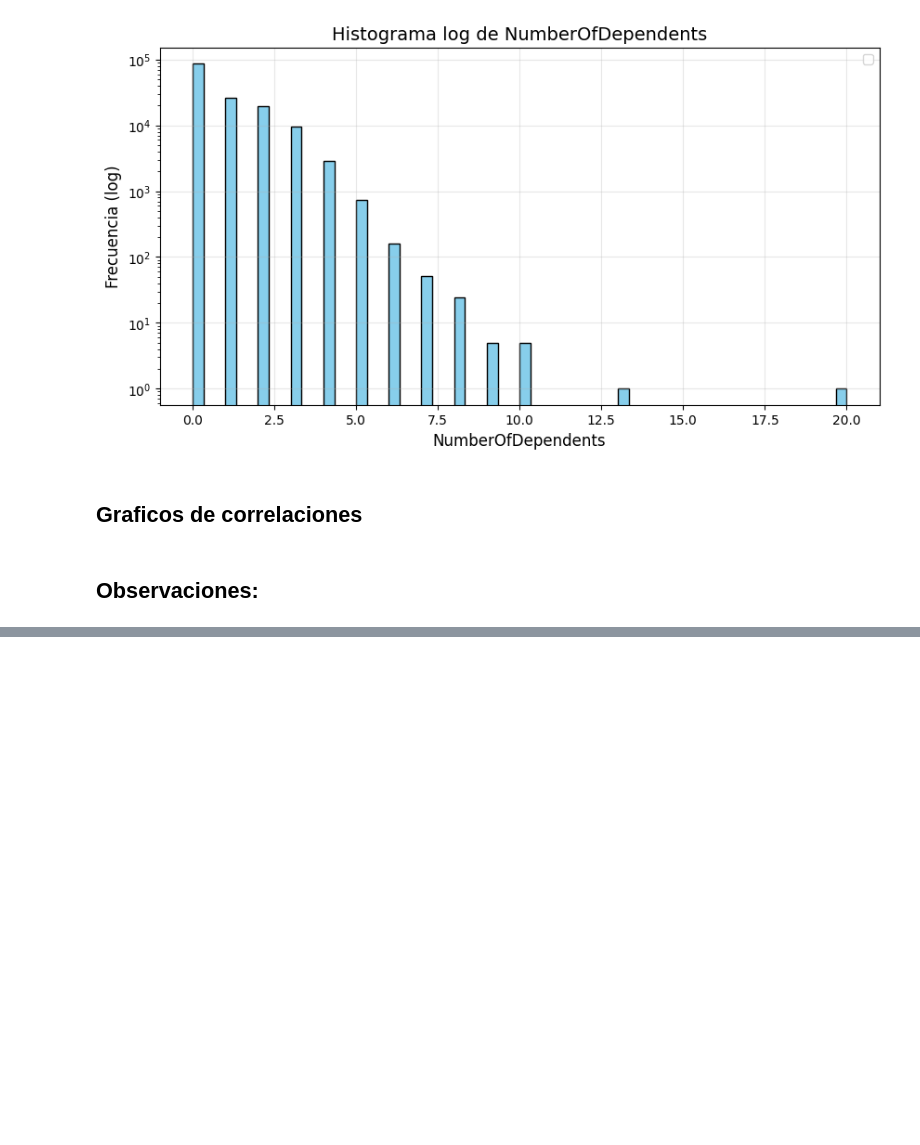
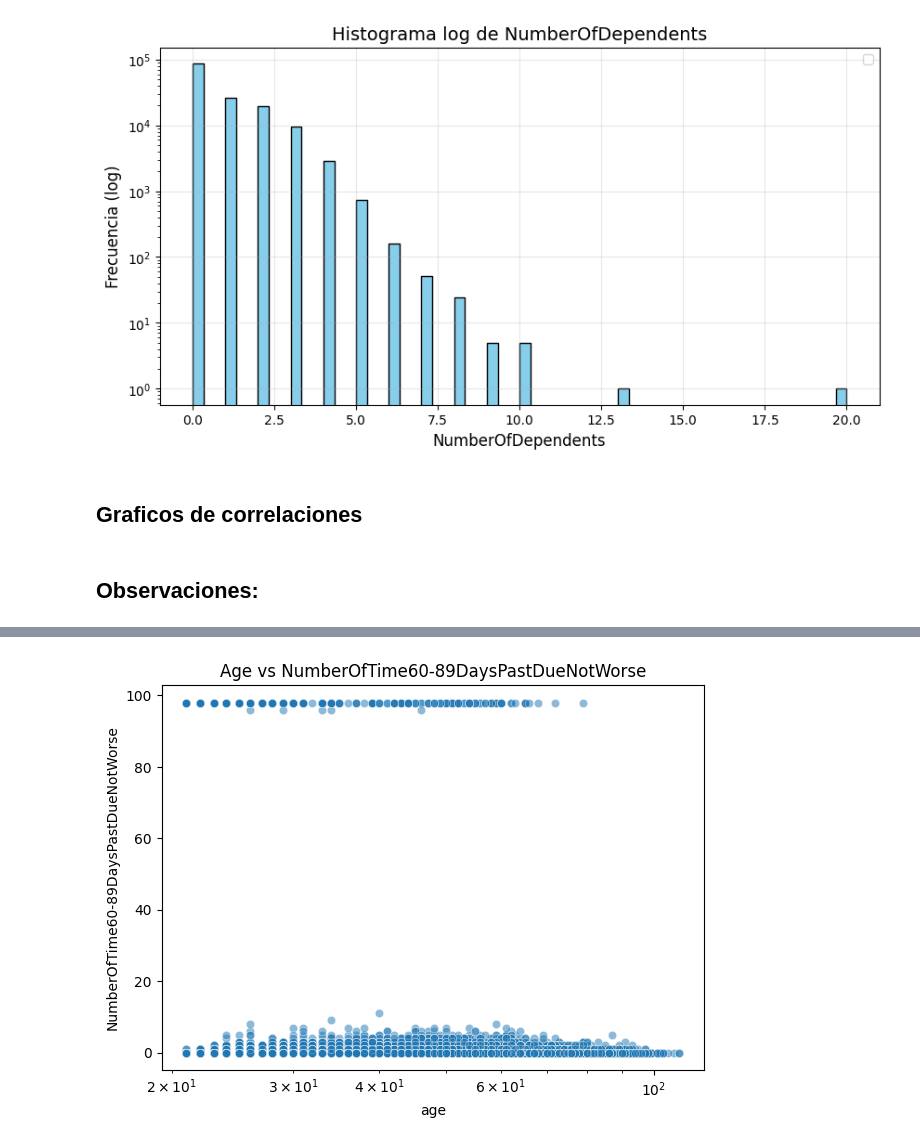
Before and after one commit to THEWACHER1103/analisis_crediticio, a Jupyter notebook: Analisis_crediticio.ipynb, the cells around one changed output, grey strips where cells are left out. Saved outputs shown, nothing was run; the diff lists cells and outputs as text; code cells hidden in the pictures; blank space fills up the shorter version.

```diff
--- a/Analisis_crediticio.ipynb
+++ b/Analisis_crediticio.ipynb
@@ -232,0 +329,9 @@ for col in columns:
+# %%
+plt.figure(figsize=(7,5))
+sns.scatterplot(data=df, y='NumberOfTime60-89DaysPastDueNotWorse', x='age', alpha=0.5)
+plt.title('Age vs NumberOfTime60-89DaysPastDueNotWorse')
+plt.xscale('log')
+#plt.yscale('log')
+plt.show()
+# %% [output]
+[figure, added]
```
Also changed, not shown: parts of 15 cells of this notebook.
